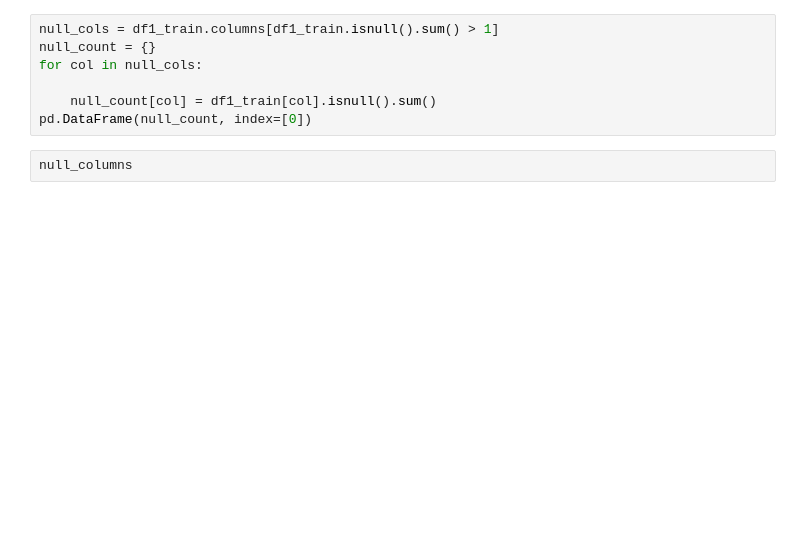
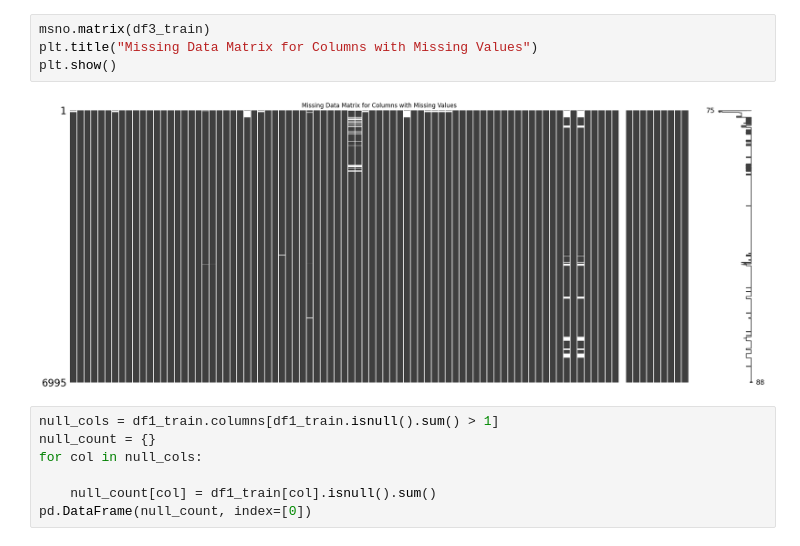
Before and after one commit to atheeralattar/SPE-ML-Challenge-Fervo, a Jupyter notebook: codebase/src/playground.ipynb, the cells around one changed output. Cells and saved outputs as stored; diff of their text form; blank space fills up the shorter version.

```diff
--- a/codebase/src/playground.ipynb
+++ b/codebase/src/playground.ipynb
@@ -80,3 +137,9 @@ msno.matrix(df1_train)
+# %%
+msno.matrix(df3_train)
+plt.title("Missing Data Matrix for Columns with Missing Values")
+plt.show()
+# %% [output]
+[figure, added]
 # %%
 null_cols = df1_train.columns[df1_train.isnull().sum() > 1]
 null_count = {}
@@ -84,5 +147,3 @@ for col in null_cols:
 
     null_count[col] = df1_train[col].isnull().sum()
 pd.DataFrame(null_count, index=[0])
-# %%
-null_columns
```
Also changed, not shown: parts of 10 cells of this notebook, 1 other file.
